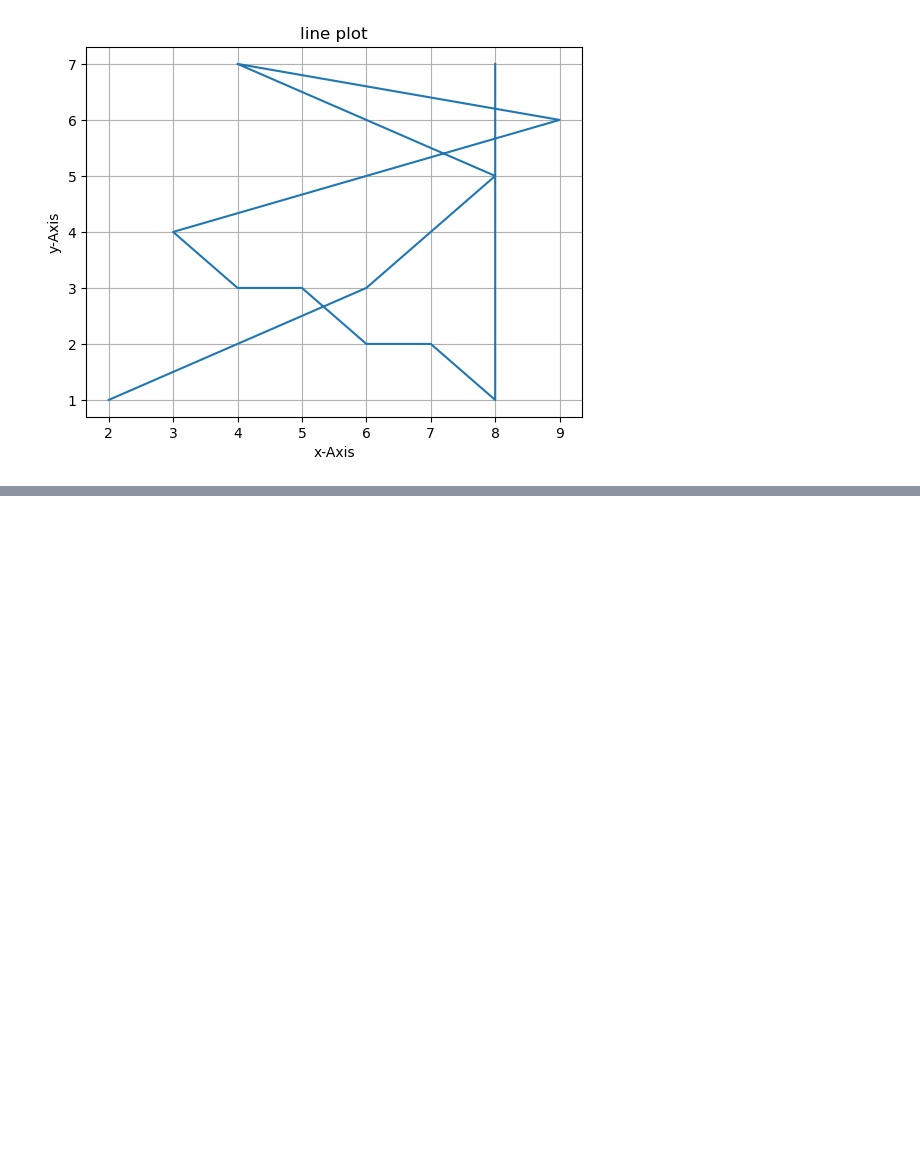
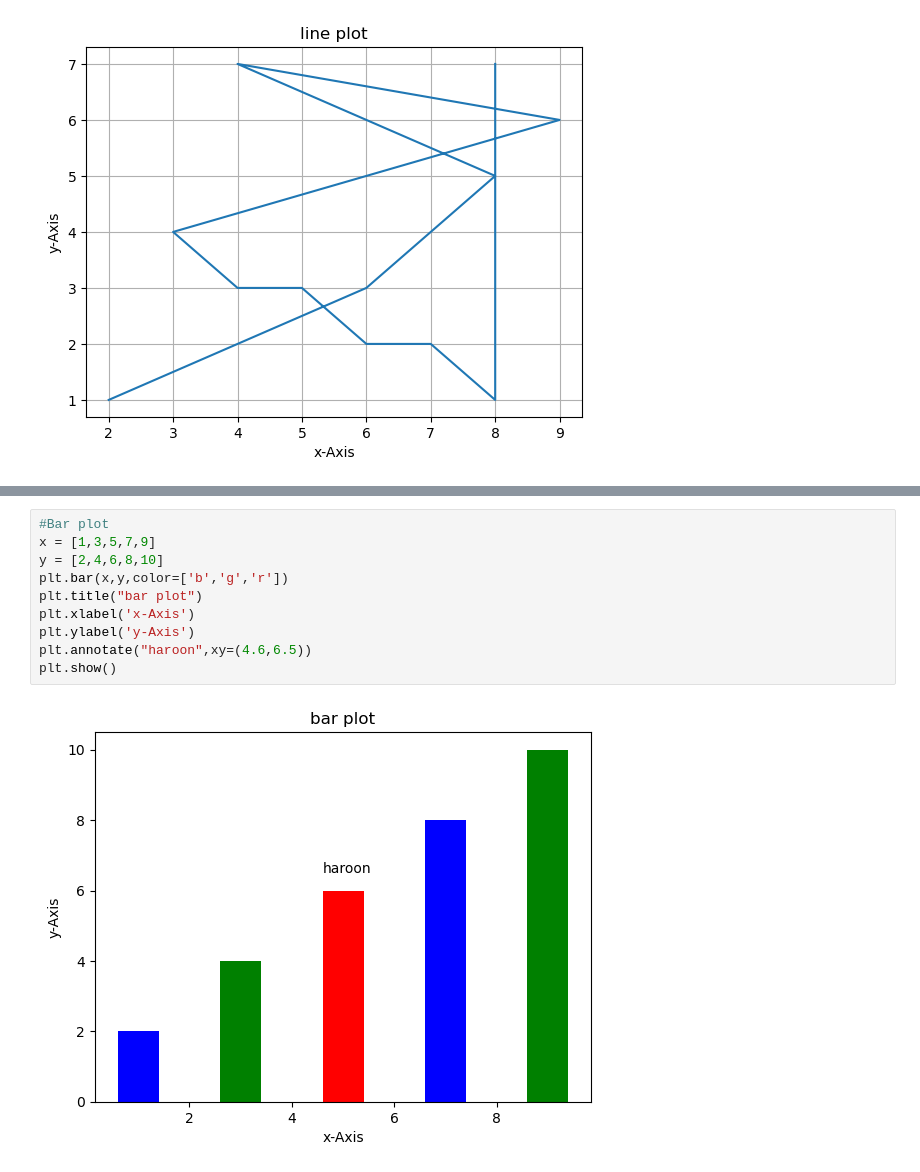
Before and after one commit to musharafaltaf/anacondaPractice, a Jupyter notebook: numpyexample.ipynb, the cells around one changed output, grey strips where cells are left out. Cells and saved outputs as stored; diff of their text form; blank space fills up the shorter version.

```diff
--- a/numpyexample.ipynb
+++ b/numpyexample.ipynb
@@ -1336,0 +1359,12 @@ plt.show()
+# %%
+#Bar plot
+x = [1,3,5,7,9]
+y = [2,4,6,8,10]
+plt.bar(x,y,color=['b','g','r'])
+plt.title("bar plot")
+plt.xlabel('x-Axis')
+plt.ylabel('y-Axis')
+plt.annotate("haroon",xy=(4.6,6.5))
+plt.show()
+# %% [output]
+[figure, added]
```
Also changed, not shown: parts of 5 cells of this notebook.
